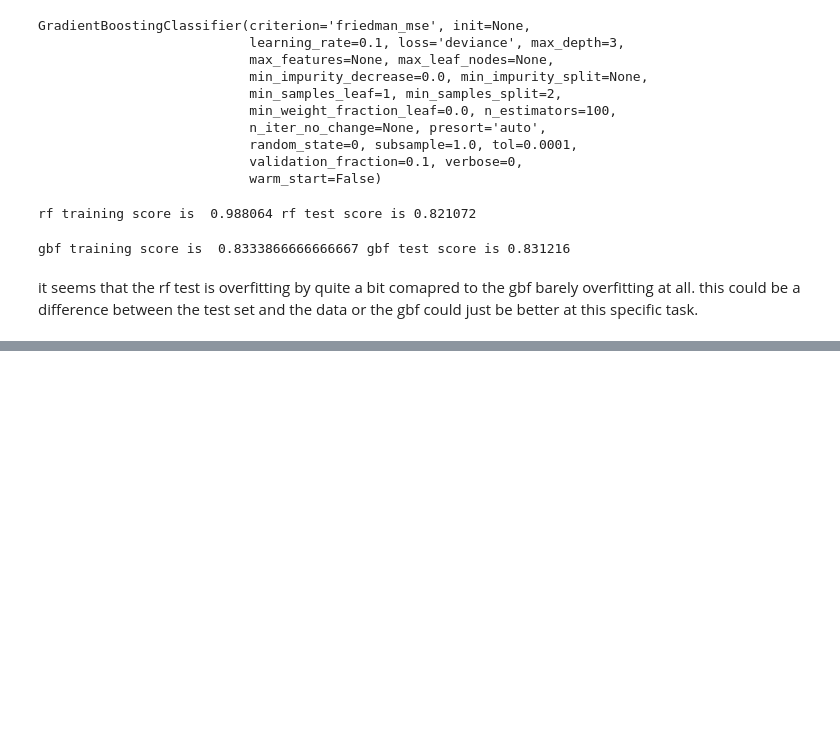
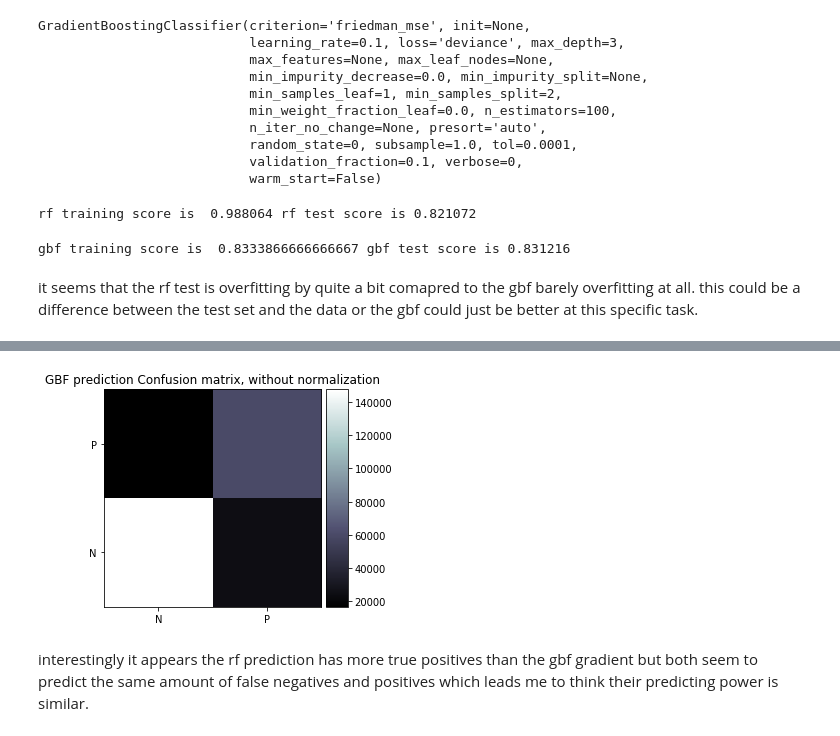
Before and after one commit to exalteded/DSPS, a Jupyter notebook: HW9/higgsbosonSearch.ipynb, the cells around one changed output, grey strips where cells are left out. Drawn from its saved outputs; the diff is of its cells as text; code cells hidden in the pictures; blank space fills up the shorter version.

```diff
--- a/HW9/higgsbosonSearch.ipynb
+++ b/HW9/higgsbosonSearch.ipynb
@@ -261,0 +298,6 @@ it seems that the rf test is overfitting by quite a bit comapred to the gbf bare
+# %%
+plot_confusion_matrix(gbf.predict(higgstraining.values),labels, title='GBF prediction')
+# %% [output]
+[figure, added]
+# %% [markdown]
+interestingly it appears the rf prediction has more true positives than the gbf gradient but both seem to predict the same amount of false negatives and positives which leads me to think their predicting power is similar.
```
Also changed, not shown: parts of 6 cells of this notebook.
